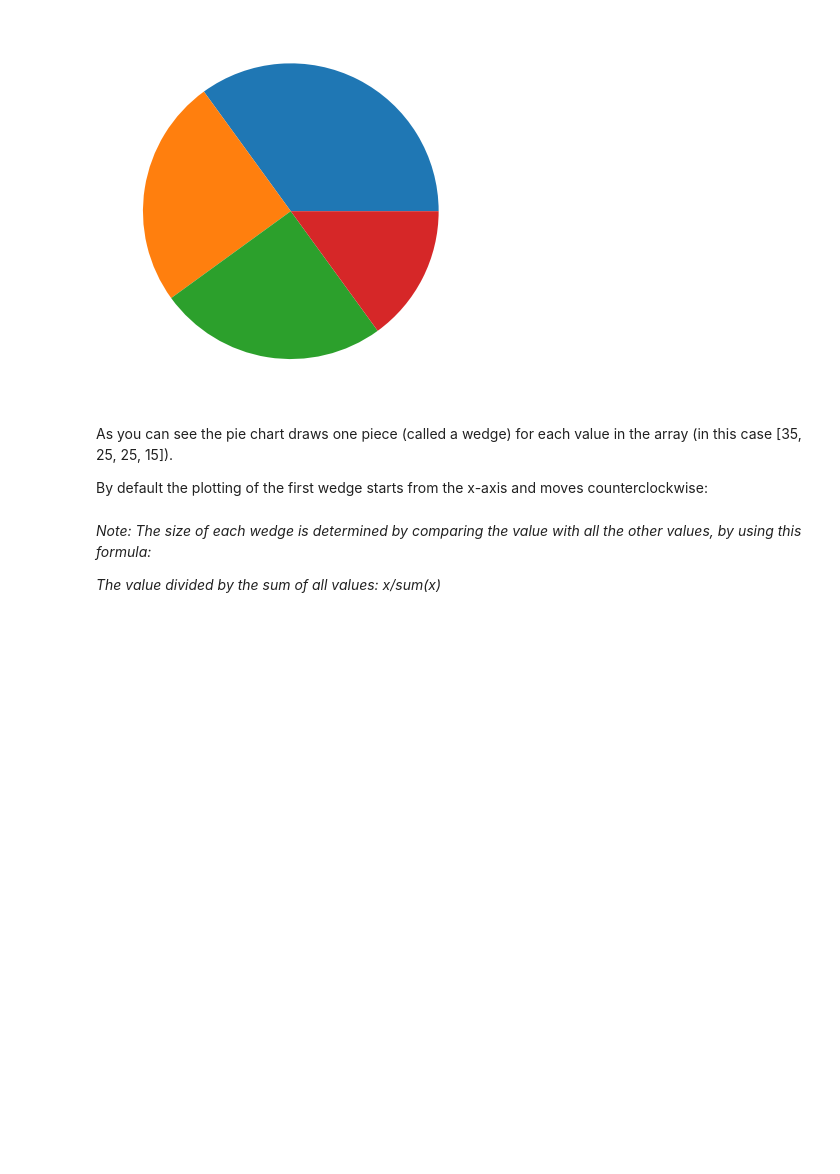
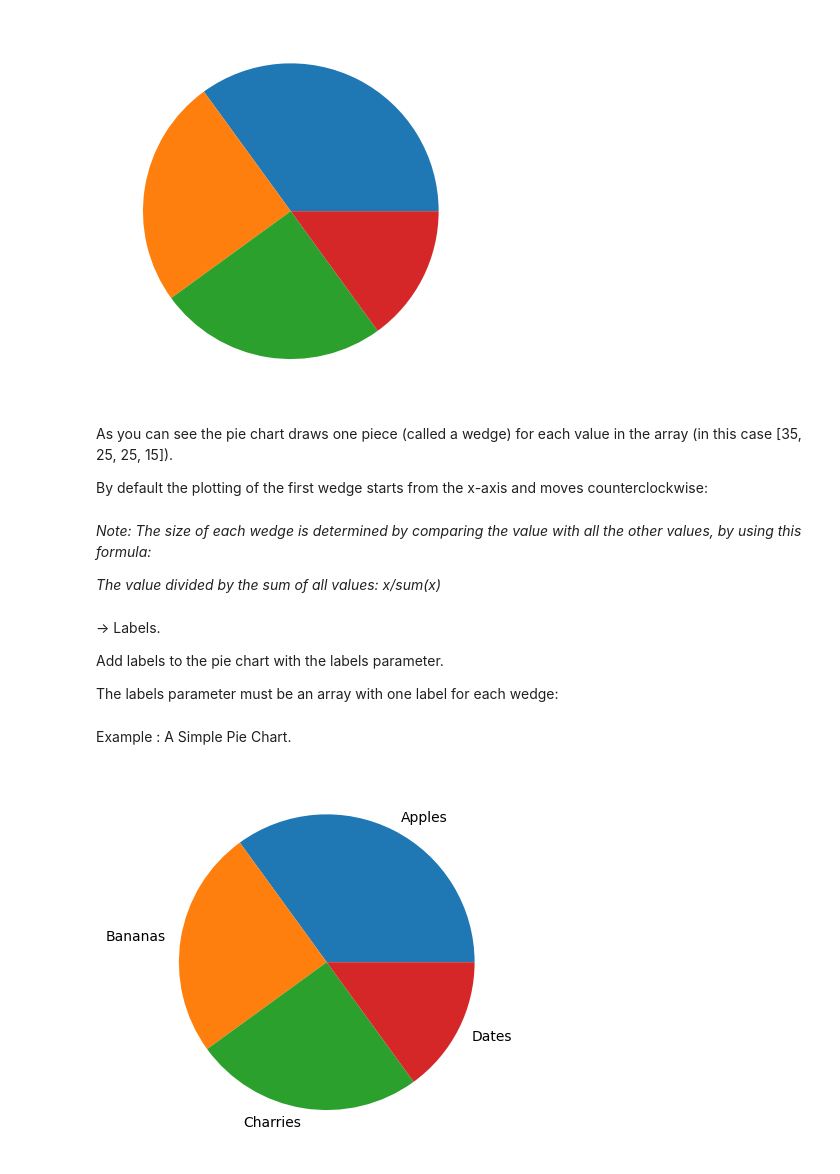
Before and after one commit to Rizwansaifi571/Matplotlib_Tutorial, a Jupyter notebook: Pie_Chart.ipynb, the cells around one changed output. Cells and saved outputs as stored; diff of their text form; code cells hidden in the pictures; blank space fills up the shorter version.

```diff
--- a/Pie_Chart.ipynb
+++ b/Pie_Chart.ipynb
@@ -24,3 +24,18 @@ By default the plotting of the first wedge starts from the x-axis and moves coun
 _Note: The size of each wedge is determined by comparing the value with all the other values, by using this formula:_
 
 _The value divided by the sum of all values: x/sum(x)_
+# %% [markdown]
+-> Labels.
+
+Add labels to the pie chart with the labels parameter.
+
+The labels parameter must be an array with one label for each wedge:
+# %% [markdown]
+Example : A Simple Pie Chart.
+# %%
+x=np.array([35, 25, 25, 15])
+mylabels=['Apples', 'Bananas', 'Charries', 'Dates']
+plt.pie(x, labels=mylabels)
+plt.show()
+# %% [output]
+[figure, added]
```
